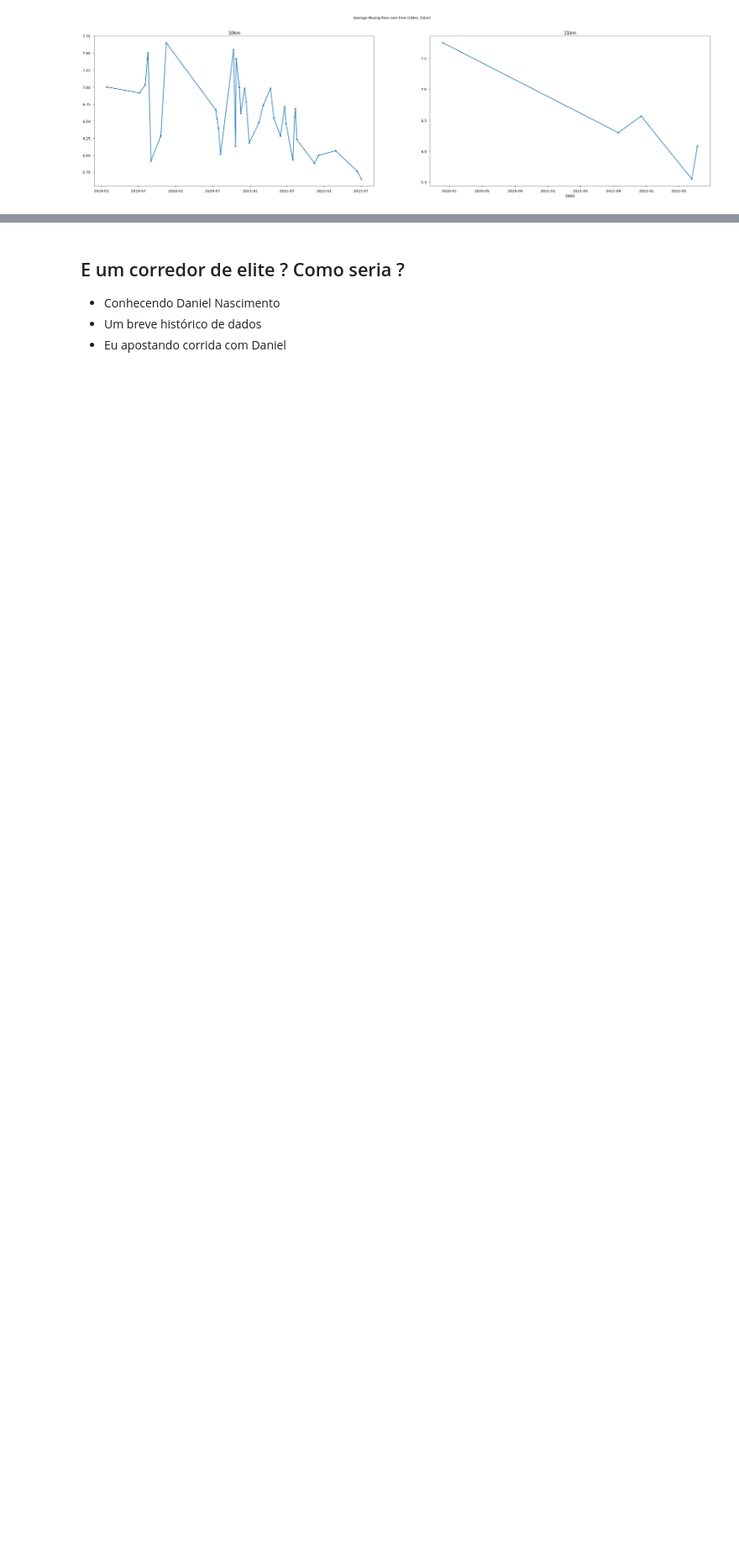
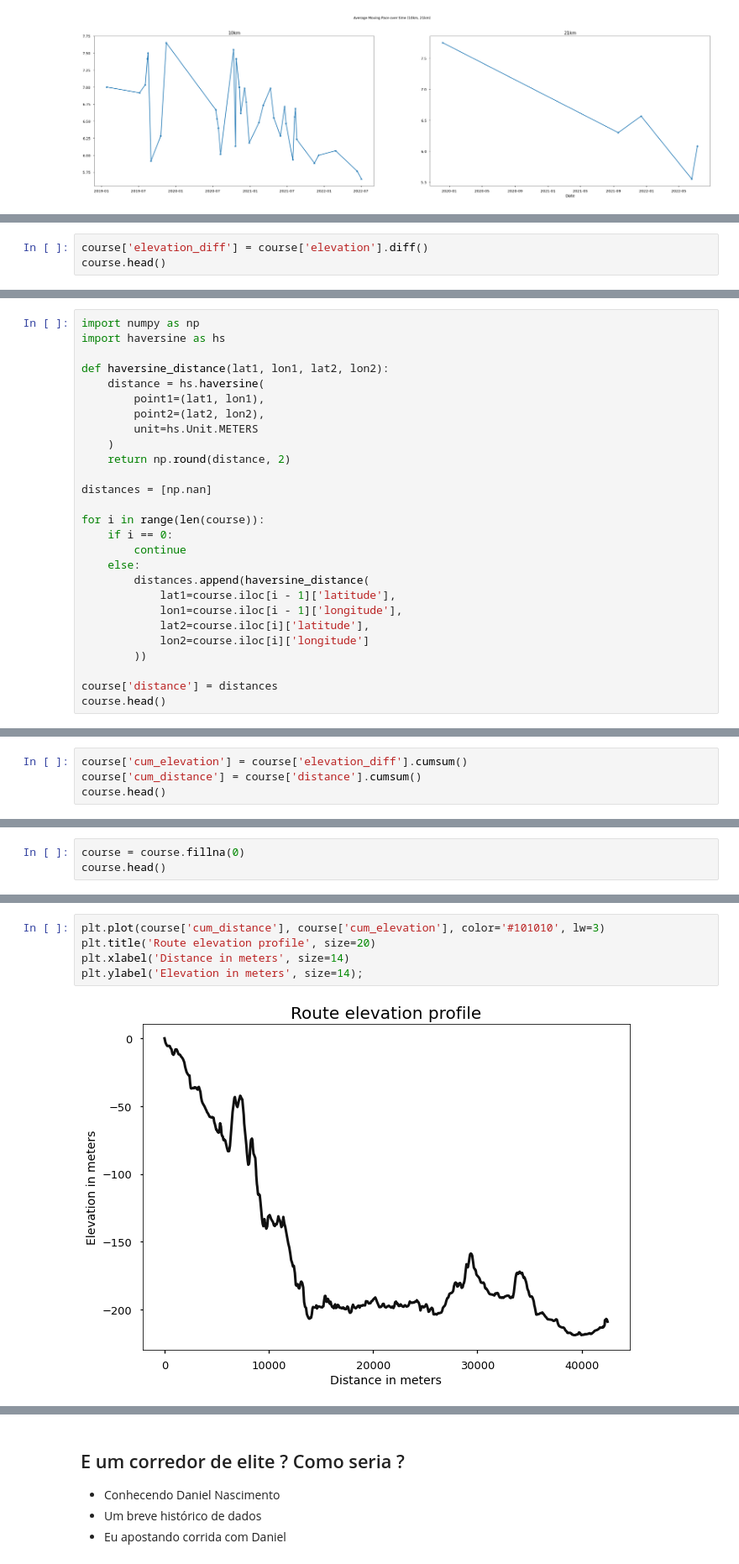
Before and after one commit to corriporai/presentations, a Jupyter notebook: pythonnordeste2022/slides.ipynb, the cells around one changed output, grey strips where cells are left out. Shown at 84% size. Drawn from its saved outputs; the diff is of its cells as text; blank space fills up the shorter version.

```diff
--- a/pythonnordeste2022/slides.ipynb
+++ b/pythonnordeste2022/slides.ipynb
@@ -1874,0 +1948,3 @@ chart
+# %%
+course['elevation_diff'] = course['elevation'].diff()
+course.head()
@@ -1874,0 +1958,27 @@ chart
+# %%
+import numpy as np
+import haversine as hs
+
+def haversine_distance(lat1, lon1, lat2, lon2):
+    distance = hs.haversine(
+        point1=(lat1, lon1),
+        point2=(lat2, lon2),
+        unit=hs.Unit.METERS
+    )
+    return np.round(distance, 2)
+
+distances = [np.nan]
+
+for i in range(len(course)):
+    if i == 0:
+        continue
+    else:
+        distances.append(haversine_distance(
+            lat1=course.iloc[i - 1]['latitude'],
+            lon1=course.iloc[i - 1]['longitude'],
+            lat2=course.iloc[i]['latitude'],
+            lon2=course.iloc[i]['longitude']
+        ))
+
+course['distance'] = distances
+course.head()
@@ -1874,0 +1998,4 @@ chart
+# %%
+course['cum_elevation'] = course['elevation_diff'].cumsum()
+course['cum_distance'] = course['distance'].cumsum()
+course.head()
@@ -1874,0 +2009,3 @@ chart
+# %%
+course = course.fillna(0)
+course.head()
@@ -1874,0 +2019,7 @@ chart
+# %%
+plt.plot(course['cum_distance'], course['cum_elevation'], color='#101010', lw=3)
+plt.title('Route elevation profile', size=20)
+plt.xlabel('Distance in meters', size=14)
+plt.ylabel('Elevation in meters', size=14);
+# %% [output]
+[figure, added]
```
Also changed, not shown: parts of 22 cells of this notebook, 3 other files.
